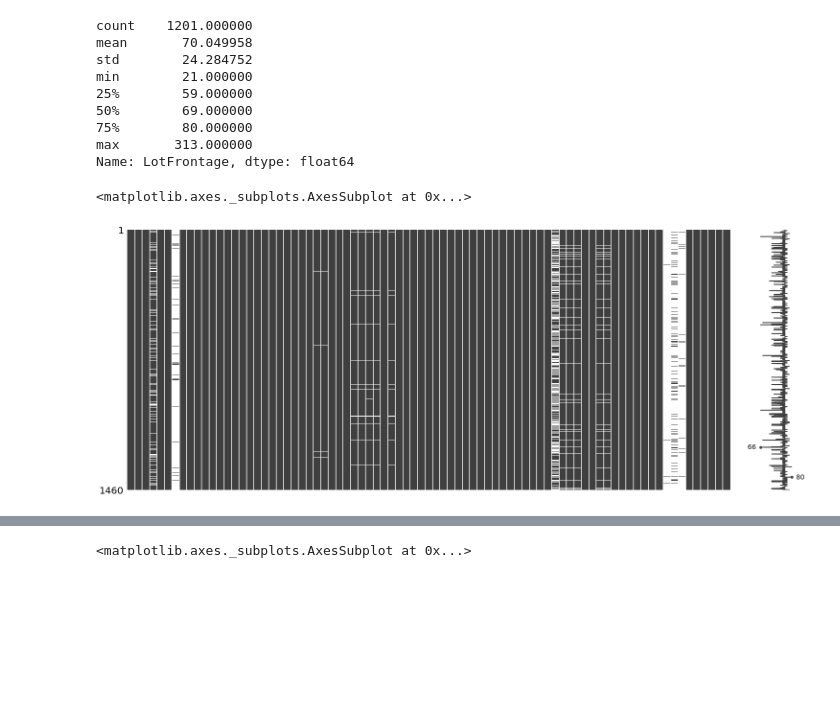
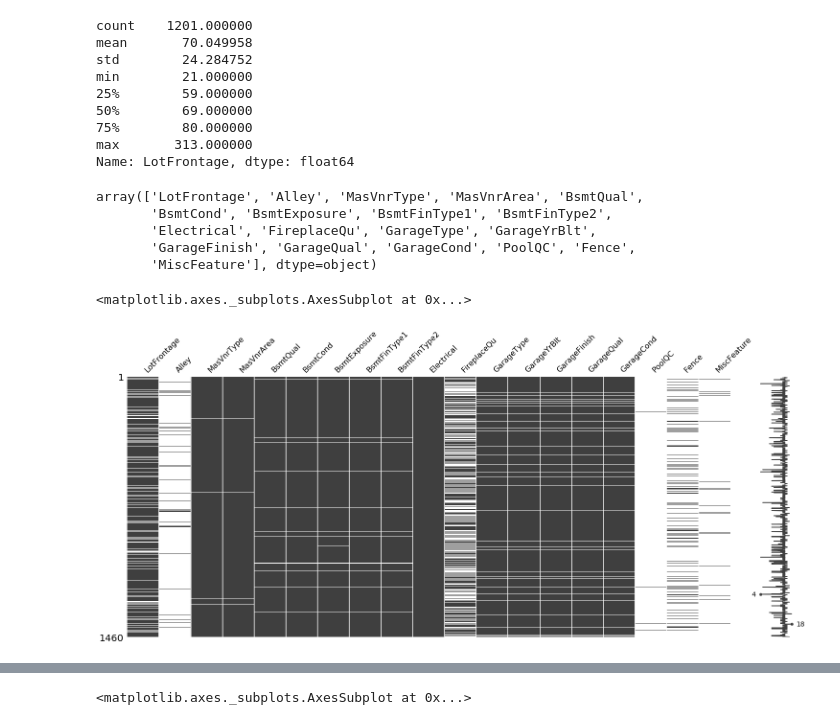
Before and after one commit to deanjgoldman/housing-ml, a Jupyter notebook: MC_Cleaning.ipynb, the cells around one changed output, grey strips where cells are left out. Drawn from its saved outputs; the diff is of its cells as text; code cells hidden in the pictures; blank space fills up the shorter version.

Commit message:
updated missingness analysis. scatter plot vs price

```diff
--- a/MC_Cleaning.ipynb
+++ b/MC_Cleaning.ipynb
@@ -194,8 +182,23 @@ Name: LotFrontage, dtype: float64
 #nulls = []
 #for col in intCols:
     #print((col, sum(dfInt[col] == 0)))
-# %%
-mn.matrix(train)
-# %% [output]
-<matplotlib.axes._subplots.AxesSubplot at 0x...>
-[figure, removed]
+# %%
+trainNulls.feature.values
+# %% [output]
+array(['LotFrontage', 'Alley', 'MasVnrType', 'MasVnrArea', 'BsmtQual',
+       'BsmtCond', 'BsmtExposure', 'BsmtFinType1', 'BsmtFinType2',
+       'Electrical', 'FireplaceQu', 'GarageType', 'GarageYrBlt',
+       'GarageFinish', 'GarageQual', 'GarageCond', 'PoolQC', 'Fence',
+       'MiscFeature'], dtype=object)
+# %%
+
+mn.matrix(train[trainNulls.feature.values])
+# visualization of missingness in dataset.
+# Alley is mostly missing, as is poolQC,Fence, and MiscFeatures. Fireplace Quality is also 50/50
+# Lot frontage is missing a significant amount and not sure if we can find a way to impute it's missingness
+# Garage missingness is likely due to lack of garage. impute these with 0? or none
+# let's observe this some more. maybe those don't have a lot. also read description
+# LotFrontage is "linear ft of street connected to property. This is probably related to sqft of 1st floor in some geometric relationship
+# %% [output]
+<matplotlib.axes._subplots.AxesSubplot at 0x...>
+[figure, added]
```
Also changed, not shown: parts of 32 cells of this notebook.
